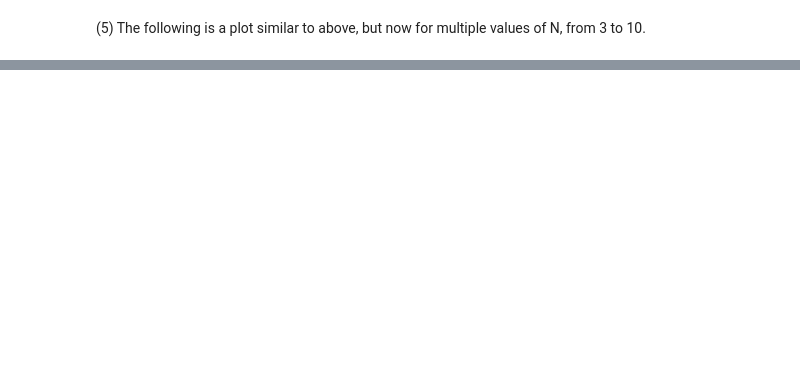
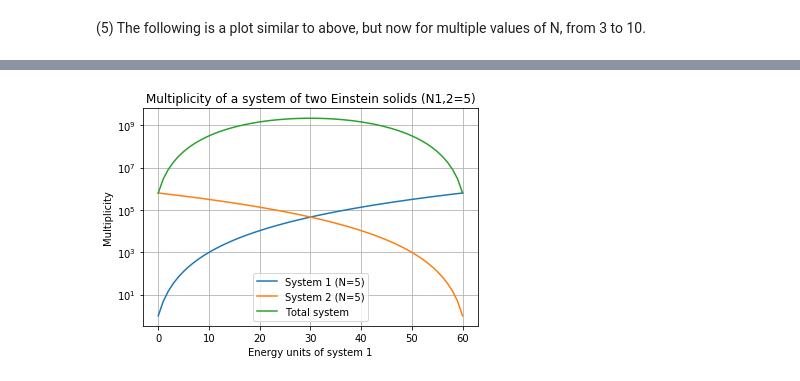
Before and after one commit to tmtenbrink/statfys, a Jupyter notebook: sf1.ipynb, the cells around one changed output, grey strips where cells are left out. Cells and saved outputs as stored; diff of their text form; code cells hidden in the pictures; blank space fills up the shorter version.

```diff
--- a/sf1.ipynb
+++ b/sf1.ipynb
@@ -44,0 +56,26 @@ def plot_multiplicity(N, q_range=100):
+# %%
+q_tot = 60
+N1 = 5
+N2 = 5
+
+def plot_mutiplicity_2_solids(N1, N2, q_tot, calc_q_boundaries=False):
+    if calc_q_boundaries:
+        q1 = np.arange(0, q_tot+1, 1)
+    else:
+        q1 = np.arange(1, q_tot, 1)
+    q2 = 60 - q1
+    multiplicity1 = scisp.comb(N1+q1-1,q1)
+    multiplicity2 = scisp.comb(N2+q2-1,q2)
+    multiplicity_tot = multiplicity1*multiplicity2
+    plt.semilogy(q1, multiplicity1, label="System 1 (N=" + str(N1) + ")")
+    plt.semilogy(q1, multiplicity2, label="System 2 (N=" + str(N2) + ")")
+    plt.semilogy(q1, multiplicity_tot, label="Total system")
+
+    return multiplicity_tot, q1
+
+plot_mutiplicity_2_solids(N1, N2, q_tot, calc_q_boundaries=True)
+title = "Multiplicity of a system of two Einstein solids (N1,2=5)"
+x_label = "Energy units of system 1"
+multiplicity_plot_show(title, x_label, legend=True)
+# %% [output]
+[figure, added]
```
Also changed, not shown: parts of 6 cells of this notebook, 2 other files.
